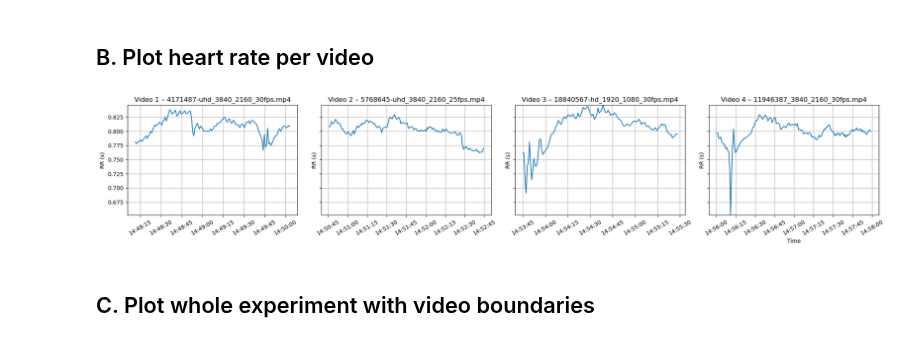
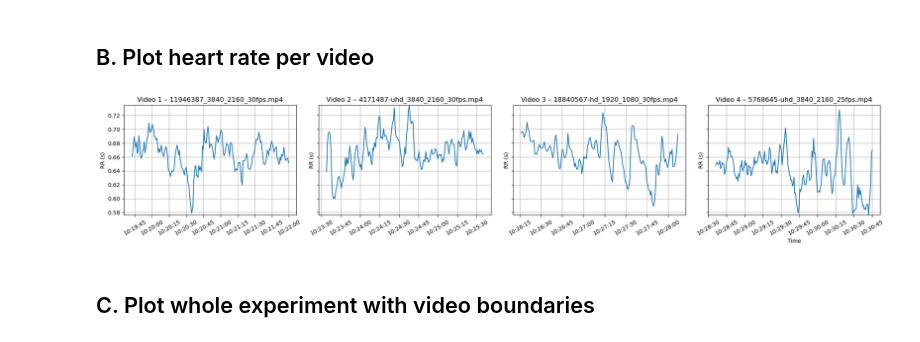
Before and after one commit to BalducciFrancesco/02455-Experiment-In-Cognitive-Science, a Jupyter notebook: analysis/data_visualization.ipynb, the cells around one changed output. Saved outputs shown, nothing was run; the diff lists cells and outputs as text; code cells hidden in the pictures.

```diff
--- a/analysis/data_visualization.ipynb
+++ b/analysis/data_visualization.ipynb
@@ -105,35 +105,35 @@ def plot_hr_by_video(participant_id):
     fig, axes = plt.subplots(1, n, figsize=(5 * n, 4), sharey=True)
     if n == 1:
         axes = [axes]
 
     for stim, ax in zip(p["stimuli"], axes):
         df = pd.DataFrame(stim.get("heart_rate", []))
         if df.empty or "ts" not in df.columns or "ArtifactCorrectedRR" not in df.columns:
             ax.text(0.5, 0.5, "No HR data", ha="center", va="center", transform=ax.transAxes)
             ax.set_title(f"Video {stim['id']} – {stim.get('video_id','')}")
             ax.grid(True)
             ax.set_ylim(ymin, ymax)
             continue
 
         df["ts"] = pd.to_datetime(df["ts"], errors="coerce")
         df["RR_seconds"] = pd.to_numeric(df["ArtifactCorrectedRR"], errors="coerce") / 1000.0
         df = df.dropna(subset=["ts", "RR_seconds"]).sort_values("ts")
 
         ax.plot(df["ts"], df["RR_seconds"], linestyle="-")
         ax.set_title(f"Video {stim['id']} – {stim['video_id']}")
         ax.set_ylabel("RR (s)")
         ax.grid(True)
         ax.set_ylim(ymin, ymax)
         for lbl in ax.get_xticklabels():
             lbl.set_rotation(30)
 
     axes[-1].set_xlabel("Time")
     fig.tight_layout()
     plt.show()
 
-plot_hr_by_video(1)
+plot_hr_by_video(13)
 # %% [output]
-[figure, old version]
+[figure, new version]
 # %% [markdown]
 ## C. Plot whole experiment with video boundaries
 # %%
```
Also changed, not shown: parts of 2 cells of this notebook, 5 other files.
